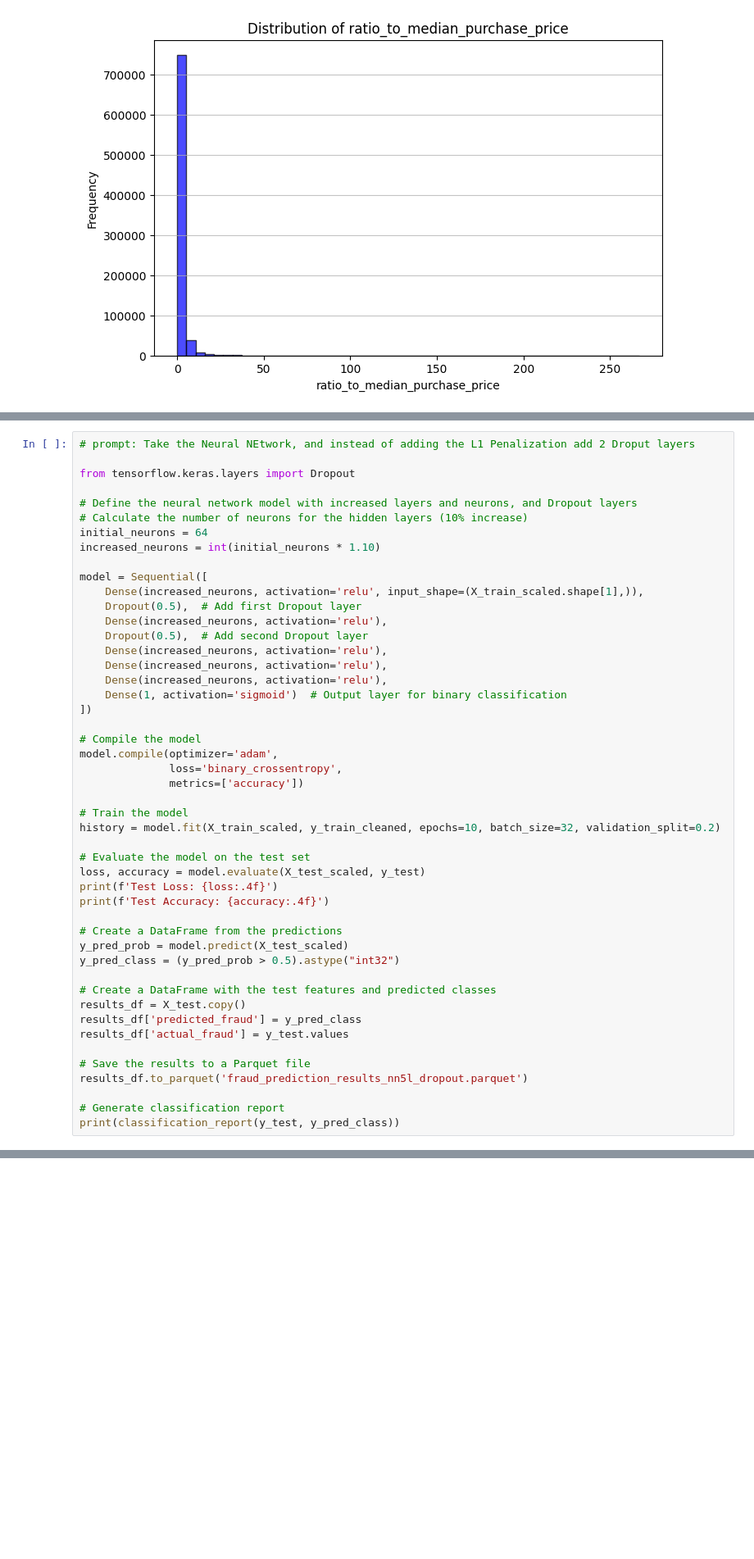
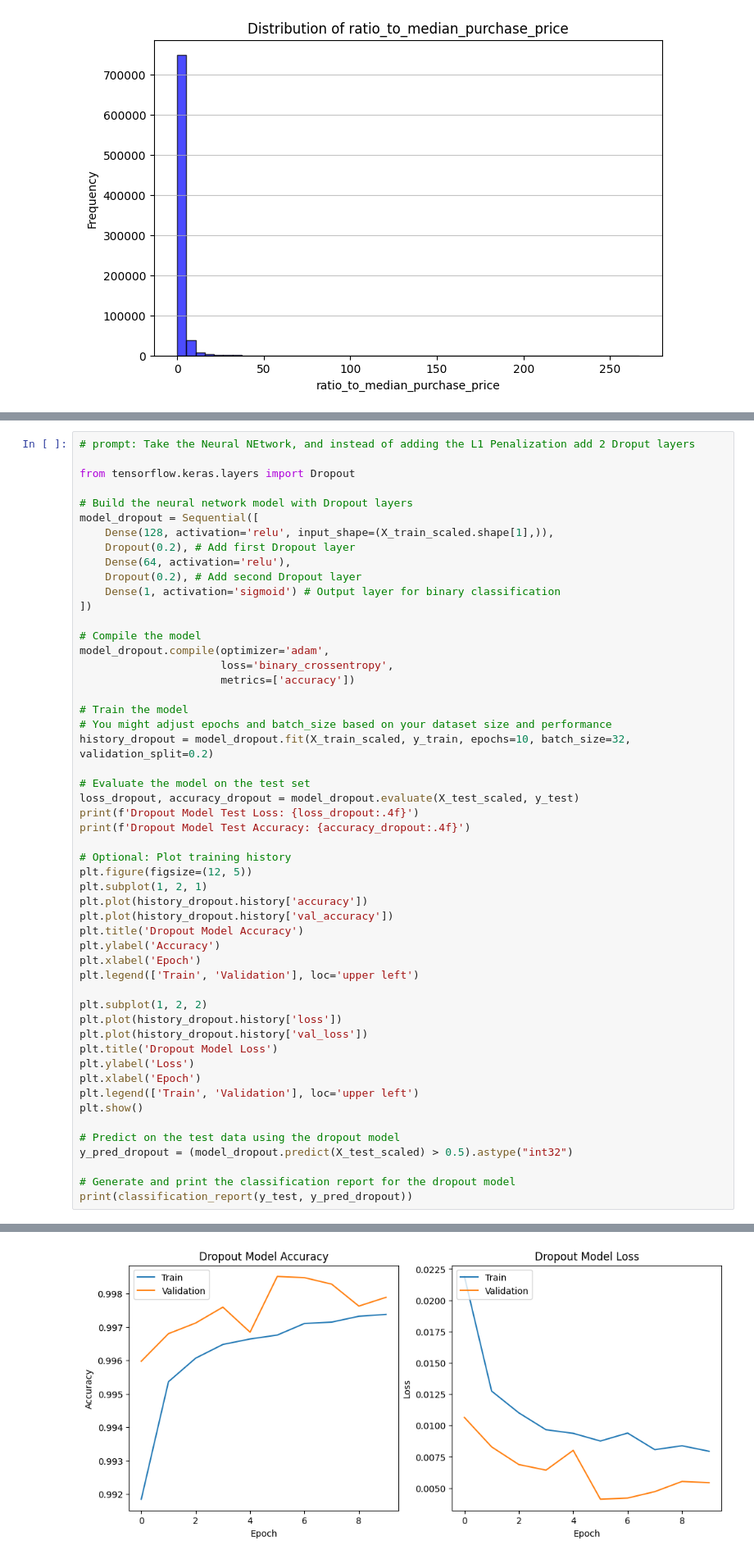
Before and after one commit to HemenDishri/IITM, a Jupyter notebook: Practice.ipynb, the cells around one changed output, grey strips where cells are left out. Shown at 82% size. Cells and saved outputs as stored; diff of their text form; blank space fills up the shorter version.

```diff
--- a/Practice.ipynb
+++ b/Practice.ipynb
@@ -452,48 +415,52 @@ weighted avg       0.95      0.95      0.95    200000
 
 from tensorflow.keras.layers import Dropout
 
-# Define the neural network model with increased layers and neurons, and Dropout layers
-# Calculate the number of neurons for the hidden layers (10% increase)
-initial_neurons = 64
-increased_neurons = int(initial_neurons * 1.10)
-
-model = Sequential([
-    Dense(increased_neurons, activation='relu', input_shape=(X_train_scaled.shape[1],)),
-    Dropout(0.5),  # Add first Dropout layer
-    Dense(increased_neurons, activation='relu'),
-    Dropout(0.5),  # Add second Dropout layer
-    Dense(increased_neurons, activation='relu'),
-    Dense(increased_neurons, activation='relu'),
-    Dense(increased_neurons, activation='relu'),
-    Dense(1, activation='sigmoid')  # Output layer for binary classification
+# Build the neural network model with Dropout layers
+model_dropout = Sequential([
+    Dense(128, activation='relu', input_shape=(X_train_scaled.shape[1],)),
+    Dropout(0.2), # Add first Dropout layer
+    Dense(64, activation='relu'),
+    Dropout(0.2), # Add second Dropout layer
+    Dense(1, activation='sigmoid') # Output layer for binary classification
 ])
 
 # Compile the model
-model.compile(optimizer='adam',
-              loss='binary_crossentropy',
-              metrics=['accuracy'])
+model_dropout.compile(optimizer='adam',
+                      loss='binary_crossentropy',
+                      metrics=['accuracy'])
 
 # Train the model
-history = model.fit(X_train_scaled, y_train_cleaned, epochs=10, batch_size=32, validation_split=0.2)
+# You might adjust epochs and batch_size based on your dataset size and performance
+history_dropout = model_dropout.fit(X_train_scaled, y_train, epochs=10, batch_size=32, validation_split=0.2)
 
 # Evaluate the model on the test set
-loss, accuracy = model.evaluate(X_test_scaled, y_test)
-print(f'Test Loss: {loss:.4f}')
-print(f'Test Accuracy: {accuracy:.4f}')
+loss_dropout, accuracy_dropout = model_dropout.evaluate(X_test_scaled, y_test)
+print(f'Dropout Model Test Loss: {loss_dropout:.4f}')
+print(f'Dropout Model Test Accuracy: {accuracy_dropout:.4f}')
 
-# Create a DataFrame from the predictions
-y_pred_prob = model.predict(X_test_scaled)
-y_pred_class = (y_pred_prob > 0.5).astype("int32")
+# Optional: Plot training history
+plt.figure(figsize=(12, 5))
+plt.subplot(1, 2, 1)
+plt.plot(history_dropout.history['accuracy'])
+plt.plot(history_dropout.history['val_accuracy'])
+plt.title('Dropout Model Accuracy')
+plt.ylabel('Accuracy')
+plt.xlabel('Epoch')
+plt.legend(['Train', 'Validation'], loc='upper left')
 
-# Create a DataFrame with the test features and predicted classes
-results_df = X_test.copy()
-results_df['predicted_fraud'] = y_pred_class
-results_df['actual_fraud'] = y_test.values
+plt.subplot(1, 2, 2)
+plt.plot(history_dropout.history['loss'])
+plt.plot(history_dropout.history['val_loss'])
+plt.title('Dropout Model Loss')
+plt.ylabel('Loss')
+plt.xlabel('Epoch')
+plt.legend(['Train', 'Validation'], loc='upper left')
+plt.show()
 
-# Save the results to a Parquet file
-results_df.to_parquet('fraud_prediction_results_nn5l_dropout.parquet')
+# Predict on the test data using the dropout model
+y_pred_dropout = (model_dropout.predict(X_test_scaled) > 0.5).astype("int32")
 
-# Generate classification report
-print(classification_report(y_test, y_pred_class))
+# Generate and print the classification report for the dropout model
+print(classification_report(y_test, y_pred_dropout))
 # %% [output]
 Epoch 1/10
@@ -499,0 +483 @@ Epoch 1/10
+[figure, added]
```
Also changed, not shown: parts of 31 cells of this notebook.
